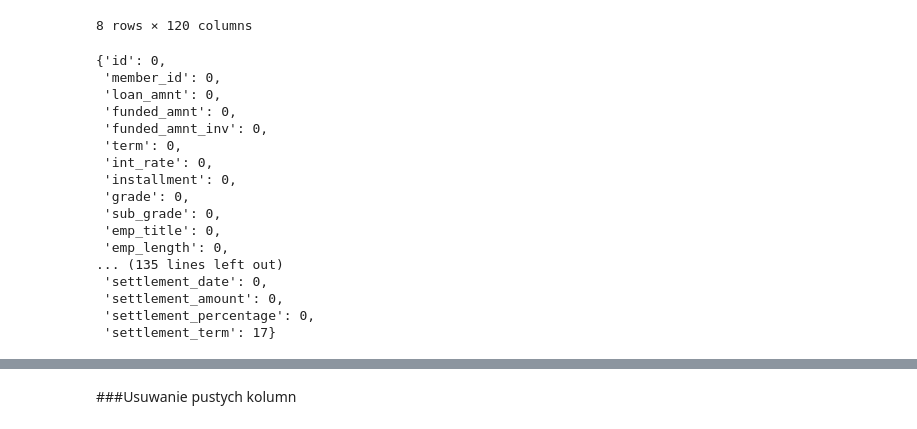
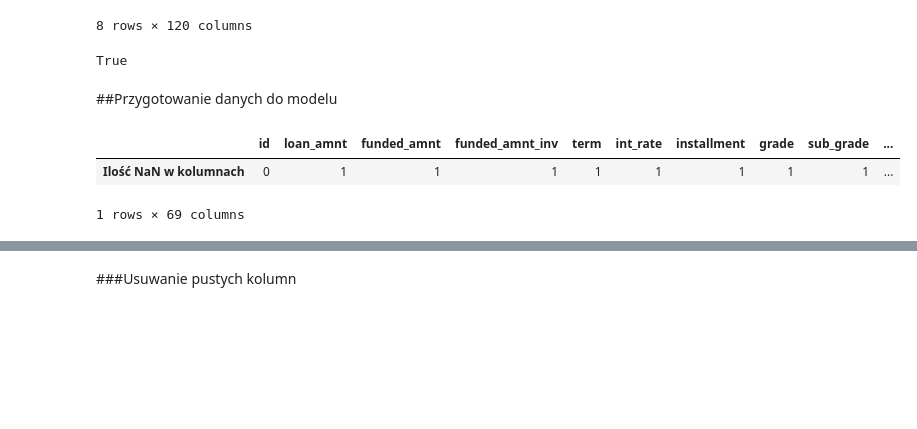
Before and after one commit to Hubert26/machine-learning, a Jupyter notebook: project_Hubert_Szewczyk.ipynb, the cells around one changed output, grey strips where cells are left out. Saved outputs shown, nothing was run; the diff lists cells and outputs as text; code cells hidden in the pictures; blank space fills up the shorter version.

```diff
--- a/project_Hubert_Szewczyk.ipynb
+++ b/project_Hubert_Szewczyk.ipynb
@@ -85,21 +82,7 @@ naan_counts = [(df[column] == True).sum() for column in df.columns]
-# %%
-dict_naan = dict(zip(df.columns, naan_counts))
-dict_naan
-# %% [output]
-{'id': 0,
- 'member_id': 0,
- 'loan_amnt': 0,
- 'funded_amnt': 0,
- 'funded_amnt_inv': 0,
- 'term': 0,
- 'int_rate': 0,
- 'installment': 0,
- 'grade': 0,
- 'sub_grade': 0,
- 'emp_title': 0,
- 'emp_length': 0,
-... (135 lines left out)
- 'settlement_date': 0,
- 'settlement_amount': 0,
- 'settlement_percentage': 0,
- 'settlement_term': 17}
+# %%
+#Sprawdzenie czy wszystkie wartości są unikalne
+len(df['id'].unique())==df.shape[0]
+# %% [output]
+True
+# %% [markdown]
+##Przygotowanie danych do modelu
@@ -105,0 +91,8 @@ dict_naan
+# %%
+naan_counts_columns = [(mask[column] == True).sum() for column in df.columns]
+df_naan_columns = pd.DataFrame([naan_counts_columns], columns=df.columns, index=['Ilość NaN w kolumnach'])
+df_naan_columns
+# %% [output]
+|  | id | loan_amnt | funded_amnt | funded_amnt_inv | term | int_rate | installment | grade | sub_grade | ... |
+| Ilość NaN w kolumnach | 0 | 1 | 1 | 1 | 1 | 1 | 1 | 1 | 1 | ... |
+1 rows × 69 columns
```
Also changed, not shown: parts of 18 cells of this notebook.
